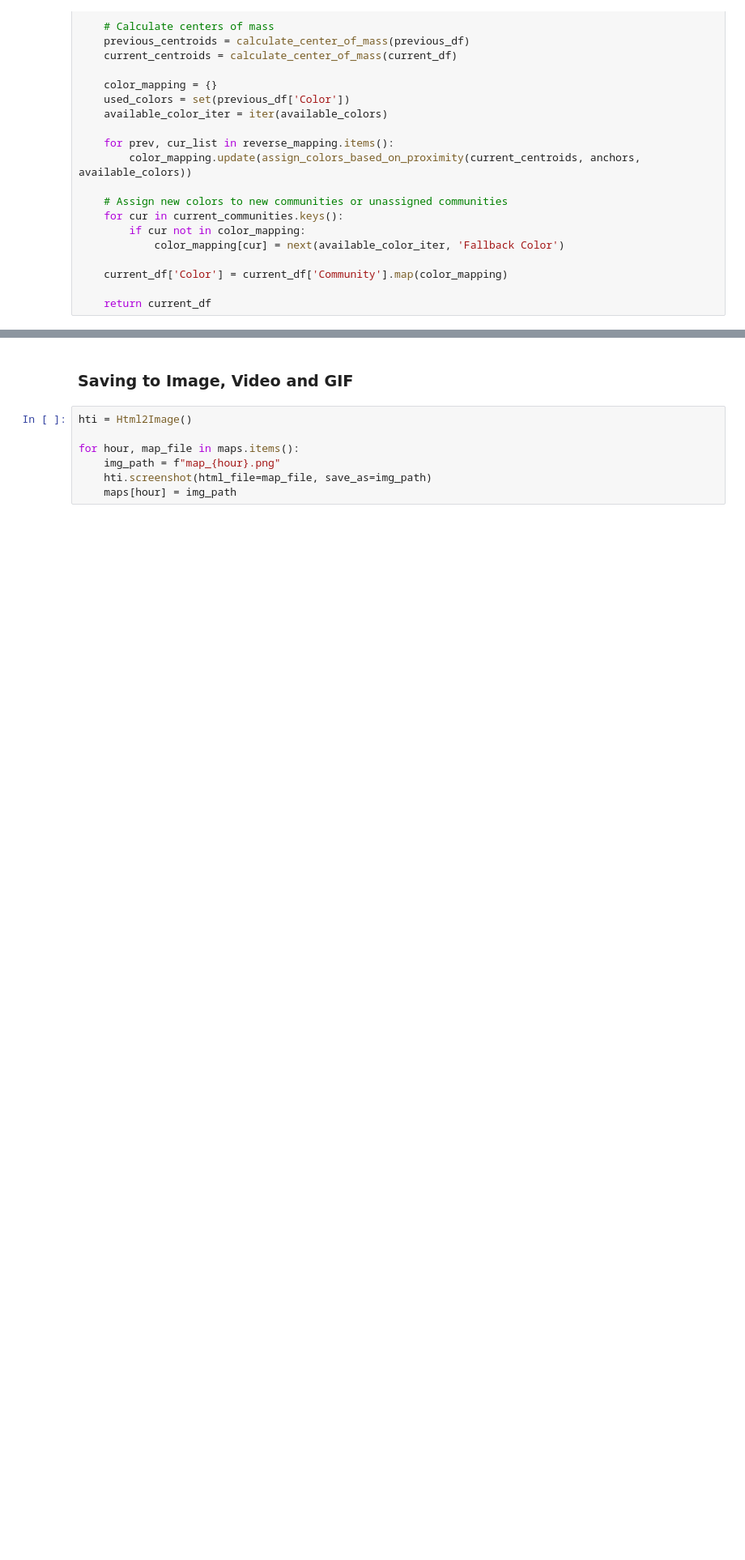
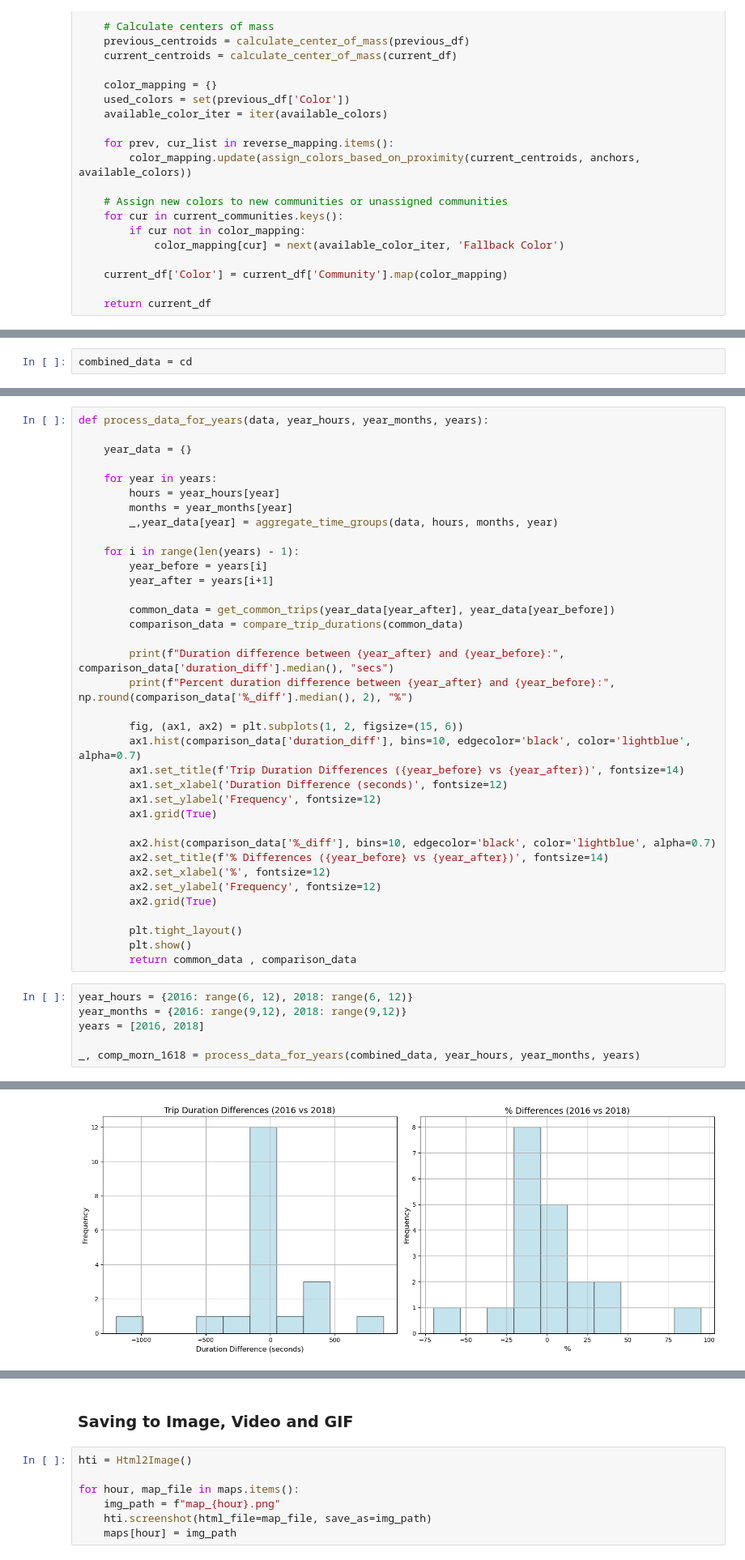
Before and after one commit to SahputraS/Bike-Sharing-Network, a Jupyter notebook: Bike Sharing Network_on going.ipynb, the cells around one changed output, grey strips where cells are left out. Shown: that part at 81% size. Saved outputs shown, nothing was run; the diff lists cells and outputs as text; blank space fills up the shorter version.

```diff
--- a/Bike Sharing Network_on going.ipynb
+++ b/Bike Sharing Network_on going.ipynb
@@ -1125,0 +1173,2 @@ generate_map(hour_slider.value, month_slider.value, year_text.value)
+# %%
+combined_data = cd
@@ -1125,0 +1196,43 @@ generate_map(hour_slider.value, month_slider.value, year_text.value)
+# %%
+def process_data_for_years(data, year_hours, year_months, years):
+
+    year_data = {}
+
+    for year in years:
+        hours = year_hours[year]
+        months = year_months[year]
+        _,year_data[year] = aggregate_time_groups(data, hours, months, year)
+
+    for i in range(len(years) - 1):
+        year_before = years[i]
+        year_after = years[i+1]
+
+        common_data = get_common_trips(year_data[year_after], year_data[year_before])
+        comparison_data = compare_trip_durations(common_data)
+
+        print(f"Duration difference between {year_after} and {year_before}:", comparison_data['duration_diff'].median(), "secs")
+        print(f"Percent duration difference between {year_after} and {year_before}:", np.round(comparison_data['%_diff'].median(), 2), "%")
+
+        fig, (ax1, ax2) = plt.subplots(1, 2, figsize=(15, 6))
+        ax1.hist(comparison_data['duration_diff'], bins=10, edgecolor='black', color='lightblue', alpha=0.7)
+        ax1.set_title(f'Trip Duration Differences ({year_before} vs {year_after})', fontsize=14)
+        ax1.set_xlabel('Duration Difference (seconds)', fontsize=12)
+        ax1.set_ylabel('Frequency', fontsize=12)
+        ax1.grid(True)
+
+        ax2.hist(comparison_data['%_diff'], bins=10, edgecolor='black', color='lightblue', alpha=0.7)
+        ax2.set_title(f'% Differences ({year_before} vs {year_after})', fontsize=14)
+        ax2.set_xlabel('%', fontsize=12)
+        ax2.set_ylabel('Frequency', fontsize=12)
+        ax2.grid(True)
+
+        plt.tight_layout()
+        plt.show()
+        return common_data , comparison_data
+# %%
+year_hours = {2016: range(6, 12), 2018: range(6, 12)}
+year_months = {2016: range(9,12), 2018: range(9,12)}
+years = [2016, 2018]
+
+_, comp_morn_1618 = process_data_for_years(combined_data, year_hours, year_months, years)
+# %% [output]
@@ -1125,0 +1241 @@ generate_map(hour_slider.value, month_slider.value, year_text.value)
+[figure, added]
```
Also changed, not shown: parts of 56 cells of this notebook.
